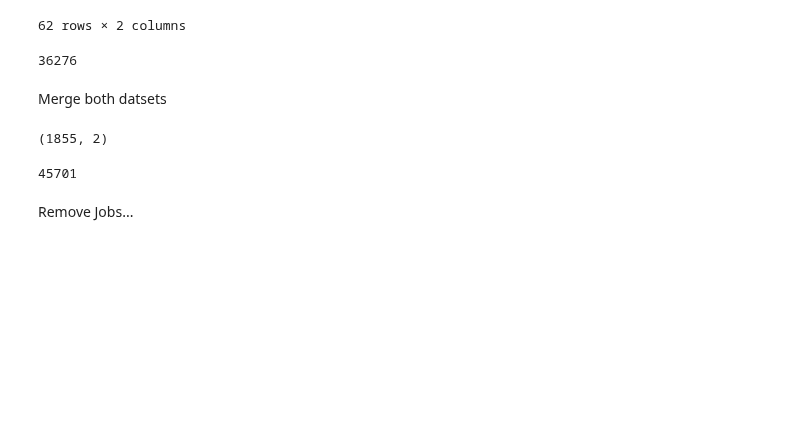
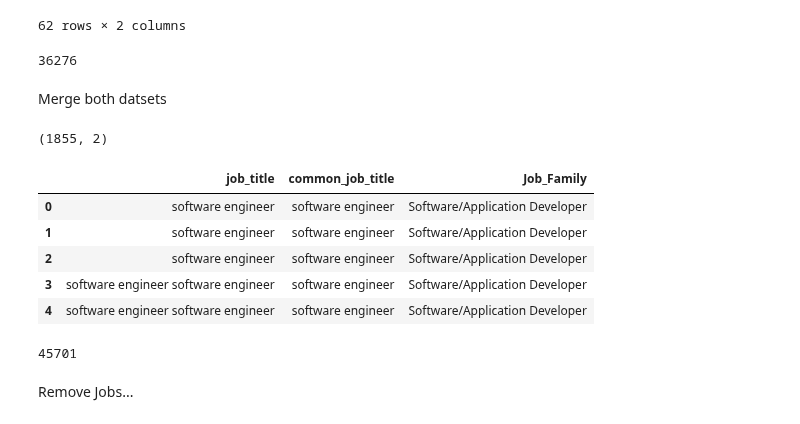
Before and after one commit to toadies/smu-ds-opinion-mining-co-reviews, a Jupyter notebook: notebooks/Section 2 - 2 - Job Titles - N-Gram and TFIDF.ipynb, the cells around one changed output. Drawn from its saved outputs; the diff is of its cells as text; code cells hidden in the pictures; blank space fills up the shorter version.

Commit message:
Add Job Family

```diff
--- a/notebooks/Section 2 - 2 - Job Titles - N-Gram and TFIDF.ipynb
+++ b/notebooks/Section 2 - 2 - Job Titles - N-Gram and TFIDF.ipynb
@@ -208,5 +205,5 @@ matches_df.sort_values(['similairity'], ascending=True).head(10)
 # %%
-filtered_jobs = matches_df.loc[matches_df.left_side.isin(common_tech_titles),["left_side","right_side"]]
+filtered_jobs = matches_df.loc[matches_df.left_side.isin(set(common_tech_titles.Job_Title.tolist())),["left_side","right_side"]]
 print(filtered_jobs.shape)
 
 pd.set_option("display.max_colwidth",500)
@@ -256,7 +253,7 @@ All 3-grams in cloud architect:
 from sklearn.feature_extraction.text import TfidfVectorizer
 
 vectorizer = TfidfVectorizer(min_df=1, analyzer=ngrams)
-tf_idf_matrix = vectorizer.fit_transform(common_tech_titles)
+tf_idf_matrix = vectorizer.fit_transform(set(common_tech_titles.Job_Title.tolist()))
 
 print(len(vectorizer.get_feature_names()))
 # %% [output]
@@ -322,13 +319,28 @@ sum(reviews.clean_job_title.isin(kmeans_filtered_jobs.right_side.tolist()))
 36276
 # %% [markdown]
 Merge both datsets
-# %%
-
-finalized_job_list = pd.concat([filtered_jobs, kmeans_filtered_jobs]).drop_duplicates()
-
-finalized_job_list.shape
-# %% [output]
-(1855, 2)
+# %%
+
+finalized_job_list = pd.concat([filtered_jobs, kmeans_filtered_jobs]).drop_duplicates()
+
+print(finalized_job_list.shape)
+
+finalized_job_list = finalized_job_list.merge(common_tech_titles, how="left", left_on="left_side",right_on="Job_Title")\
+                        .rename(columns={"right_side":"job_title","Job_Title":"common_job_title"})
+
+del finalized_job_list["left_side"]
+
+display( finalized_job_list.head() )
+
+finalized_job_list.to_csv("../data/finalized_job_list.csv", index=False)
+# %% [output]
+(1855, 2)
+|  | job_title | common_job_title | Job_Family |
+| 0 | software engineer | software engineer | Software/Application Developer |
+| 1 | software engineer | software engineer | Software/Application Developer |
+| 2 | software engineer | software engineer | Software/Application Developer |
+| 3 | software engineer software engineer | software engineer | Software/Application Developer |
+| 4 | software engineer software engineer | software engineer | Software/Application Developer |
 # %%
 sum(reviews.clean_job_title.isin(finalized_job_list.right_side.tolist()))
 # %% [output]
```
Also changed, not shown: parts of 9 cells of this notebook, 2 other files.
